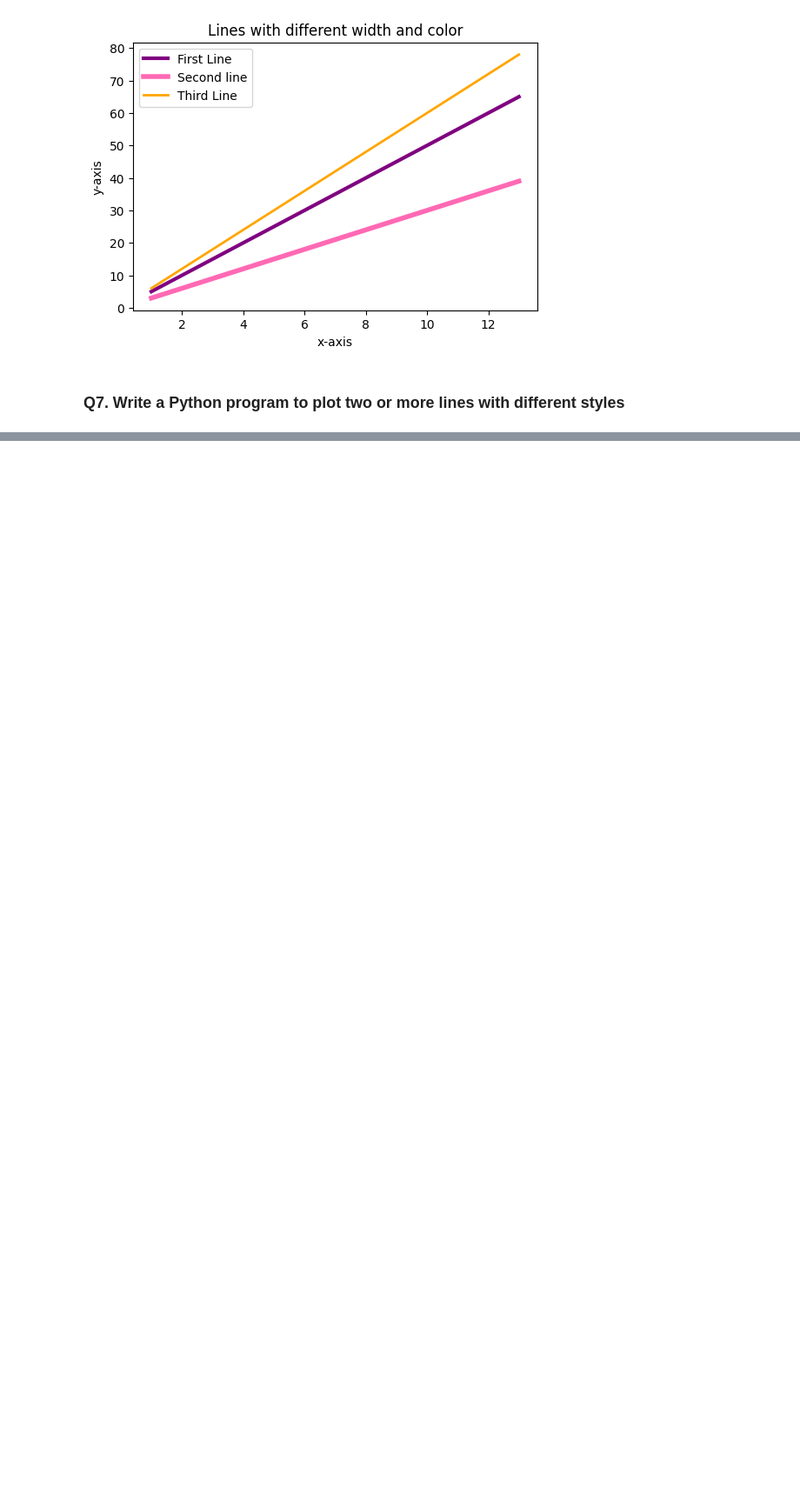
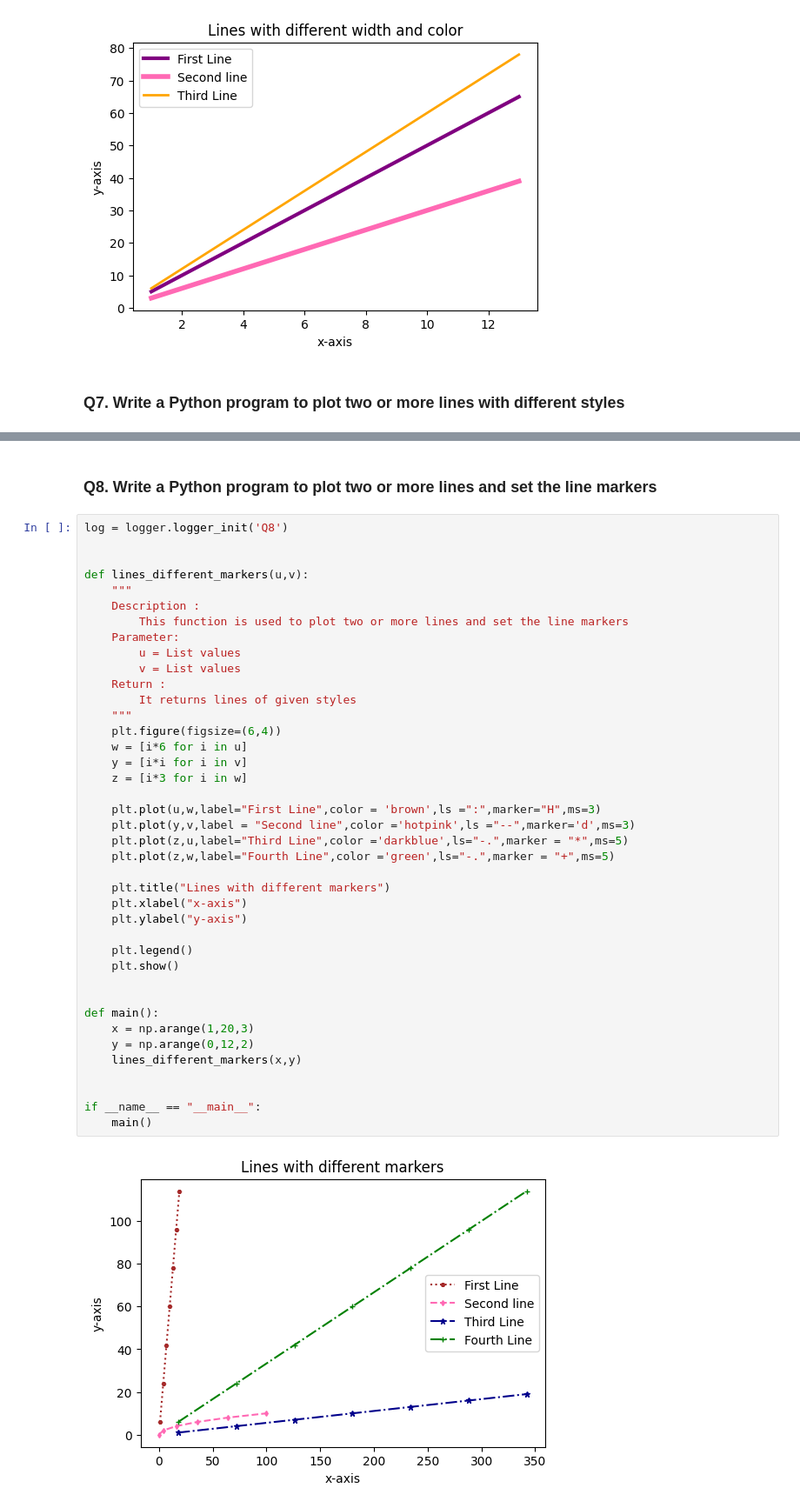
Before and after one commit to Ankitha8105/Python_Libraries, a Jupyter notebook: Matplotlib/linegraph.ipynb, the cells around one changed output, grey strips where cells are left out. Shown: that part at 87% size. Cells and saved outputs as stored; diff of their text form; blank space fills up the shorter version.

```diff
--- a/Matplotlib/linegraph.ipynb
+++ b/Matplotlib/linegraph.ipynb
@@ -302,0 +303,44 @@ if __name__ == "__main__":
+# %% [markdown]
+### Q8. Write a Python program to plot two or more lines and set the line markers
+# %%
+log = logger.logger_init('Q8')
+
+
+def lines_different_markers(u,v):
+    """
+    Description :
+        This function is used to plot two or more lines and set the line markers
+    Parameter:
+        u = List values
+        v = List values
+    Return :
+        It returns lines of given styles
+    """
+    plt.figure(figsize=(6,4))
+    w = [i*6 for i in u]
+    y = [i*i for i in v]
+    z = [i*3 for i in w]
+
+    plt.plot(u,w,label="First Line",color = 'brown',ls =":",marker="H",ms=3)
+    plt.plot(y,v,label = "Second line",color ='hotpink',ls ="--",marker='d',ms=3)
+    plt.plot(z,u,label="Third Line",color ='darkblue',ls="-.",marker = "*",ms=5)
+    plt.plot(z,w,label="Fourth Line",color ='green',ls="-.",marker = "+",ms=5)
+
+    plt.title("Lines with different markers")
+    plt.xlabel("x-axis")
+    plt.ylabel("y-axis")
+
+    plt.legend()
+    plt.show()
+
+
+def main():
+    x = np.arange(1,20,3)
+    y = np.arange(0,12,2)
+    lines_different_markers(x,y)
+
+
+if __name__ == "__main__":
+    main()
+# %% [output]
+[figure, added]
```
Also changed, not shown: parts of 1 cell of this notebook.
